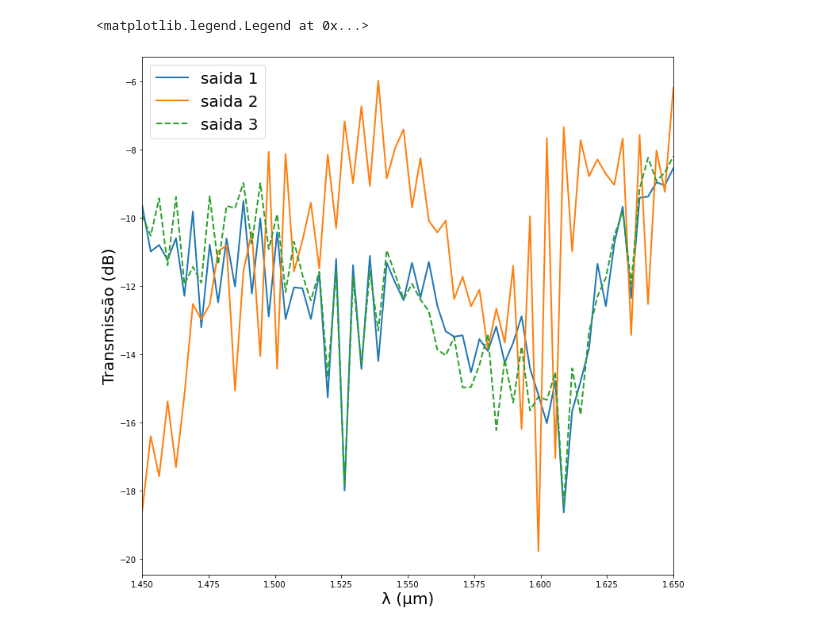
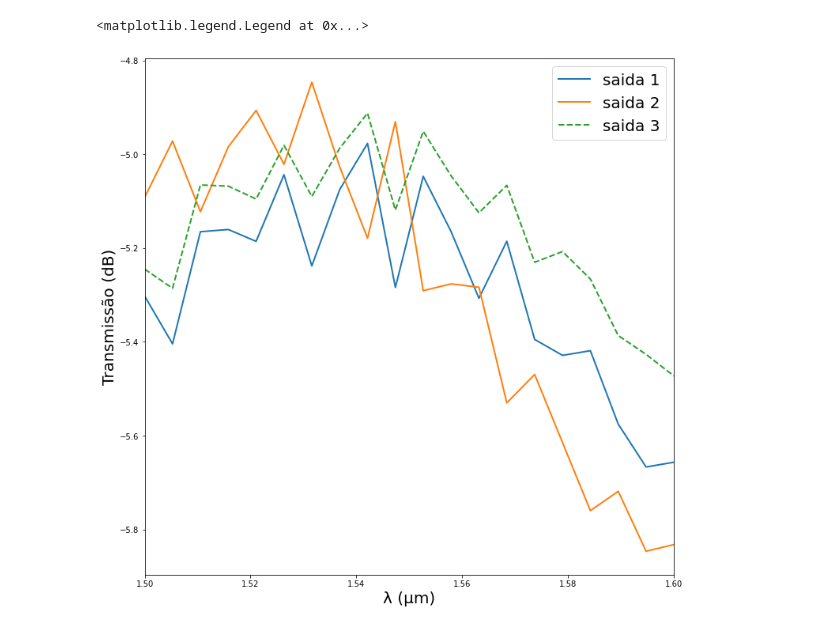
Before and after one commit to ringokin/MMI-photonics, a Jupyter notebook: backupzinho.ipynb, the cells around one changed output. Saved outputs shown, nothing was run; the diff lists cells and outputs as text; code cells hidden in the pictures.

```diff
--- a/backupzinho.ipynb
+++ b/backupzinho.ipynb
@@ -265,30 +368,30 @@ cbar.ax.tick_params(labelsize=15)
 # %%
 lum.setemeanalysis('wavelength sweep', 1)
-lum.setemeanalysis('start wavelength', 1.45e-6)
-lum.setemeanalysis('stop wavelength', 1.65e-6)
-lum.setemeanalysis('number of wavelength points', 64)
+lum.setemeanalysis('start wavelength', 1.5e-6)
+lum.setemeanalysis('stop wavelength', 1.6e-6)
+lum.setemeanalysis('number of wavelength points', 20)
 
 lum.emesweep('wavelength sweep')
 
 onda = lum.getemesweep('S_wavelength_sweep')
 
 lmbd = onda['wavelength']*1e6
 
 s21 = abs(onda['s21'])**2
 s31 = abs(onda['s31'])**2
 s41 = abs(onda['s41'])**2
 
 plt.figure(figsize = (12,12))
 plt.plot(lmbd, 10*np.log10(s21), linewidth = 2, label = "saida 1")
 plt.plot(lmbd, 10*np.log10(s31), linewidth = 2, label = "saida 2")
 plt.plot(lmbd, 10*np.log10(s41), '--', linewidth = 2, label = "saida 3")
 plt.xlabel('λ (μm)', fontsize = 20)
 plt.ylabel('Transmissão (dB)', fontsize = 20)
-plt.xlim(1.45, 1.65)
+plt.xlim(1.5, 1.6)
 #plt.ylim(-9, -6)
 plt.legend(fontsize = 20)
 #plt.grid(True)
 #plt.savefig('Imagens/Wavelength sweep.png')
 # %% [output]
 <matplotlib.legend.Legend at 0x...>
-[figure, old version]
+[figure, new version]
```
Also changed, not shown: parts of 43 cells of this notebook, 3 other files.
